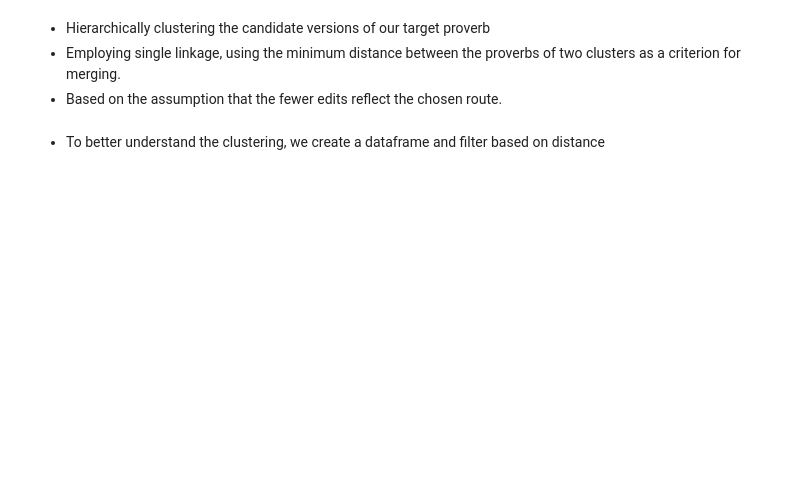
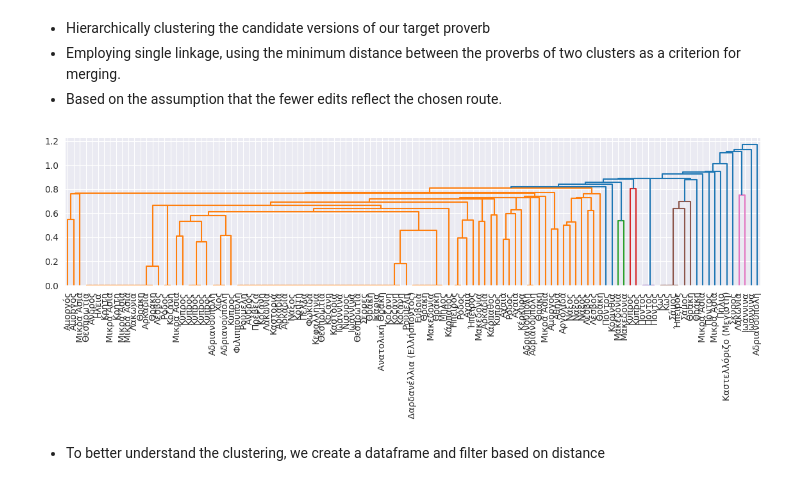
Before and after one commit to ipavlopoulos/greek-proverb-atlas, a Jupyter notebook: spatial_analysis.ipynb, the cells around one changed output. Cells and saved outputs as stored; diff of their text form; code cells hidden in the pictures; blank space fills up the shorter version.

```diff
--- a/spatial_analysis.ipynb
+++ b/spatial_analysis.ipynb
@@ -622,3 +869,5 @@ proverbs[(proverbs.text.str.lower().str.contains(target))]
+# %%
+target = highly_distr.reset_index().iloc[1].text.lower()
 # %% [markdown]
 * Fetching proverbs up to a given linguistic distance compared to our target
 * Using edit distance, we consider proverbs with few edits as candidate paraphrases of our target
@@ -641,18 +896,14 @@ from scipy.cluster.hierarchy import dendrogram, linkage, fcluster
 from sklearn.feature_extraction.text import TfidfVectorizer
 import matplotlib.pyplot as plt
 # %%
-vec = TfidfVectorizer(analyzer="char", ngram_range=(3,5), lowercase=True, strip_accents="unicode")
+vec = TfidfVectorizer(analyzer="char", ngram_range=(2,5), lowercase=True, strip_accents="unicode")
 X = vec.fit_transform(close_candidates.text.values)
 Z = linkage(X.toarray(), 'single')
-plt.figure(figsize=(10, 5))
-dendrogram(Z,
-orientation='top',
-           labels=close_candidates.area.values,
-           distance_sort='descending',
-           show_leaf_counts=False,
-           leaf_font_size=8.,
-           show_contracted=True,
-          ); plt.show();
+fig = plt.figure(figsize=(14, 3))
+ax = dendrogram(Z, orientation='top', labels=close_candidates.area.values, distance_sort='descending', show_leaf_counts=False, leaf_font_size=10., show_contracted=True);
+fig.savefig('deaf_man_door.pdf', format="PDF", dpi=300)
+# %% [output]
+[figure, added]
 # %% [markdown]
 * To better understand the clustering, we create a dataframe and filter based on distance
 # %%
```
Also changed, not shown: parts of 61 cells of this notebook.
